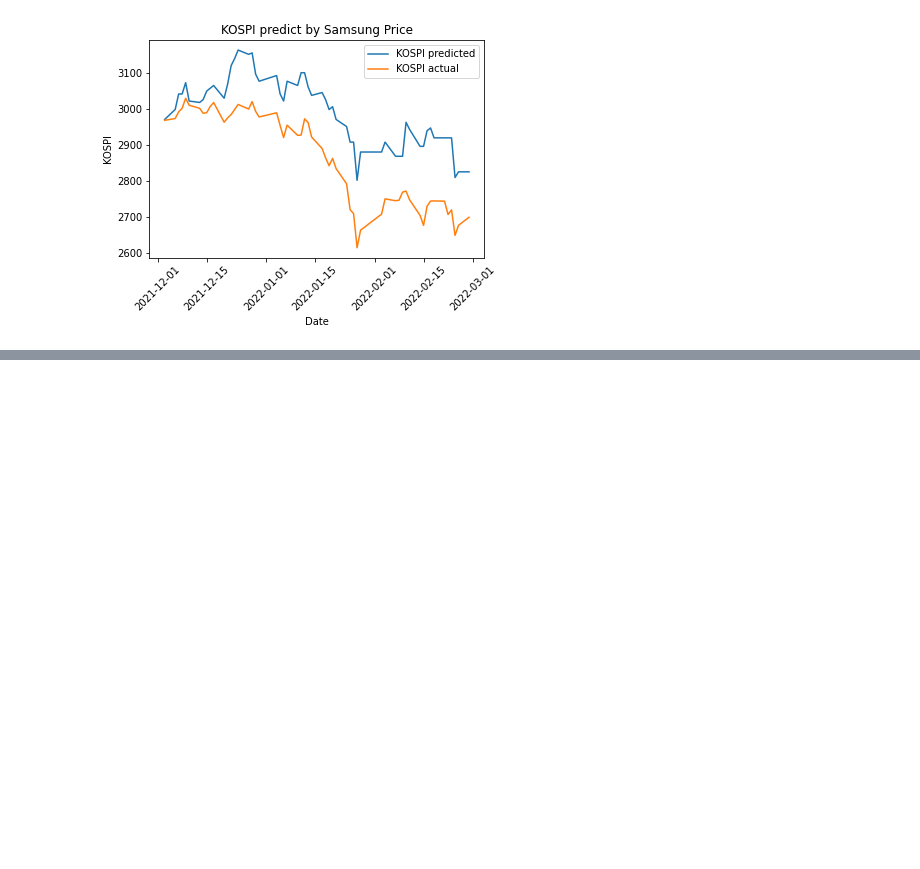
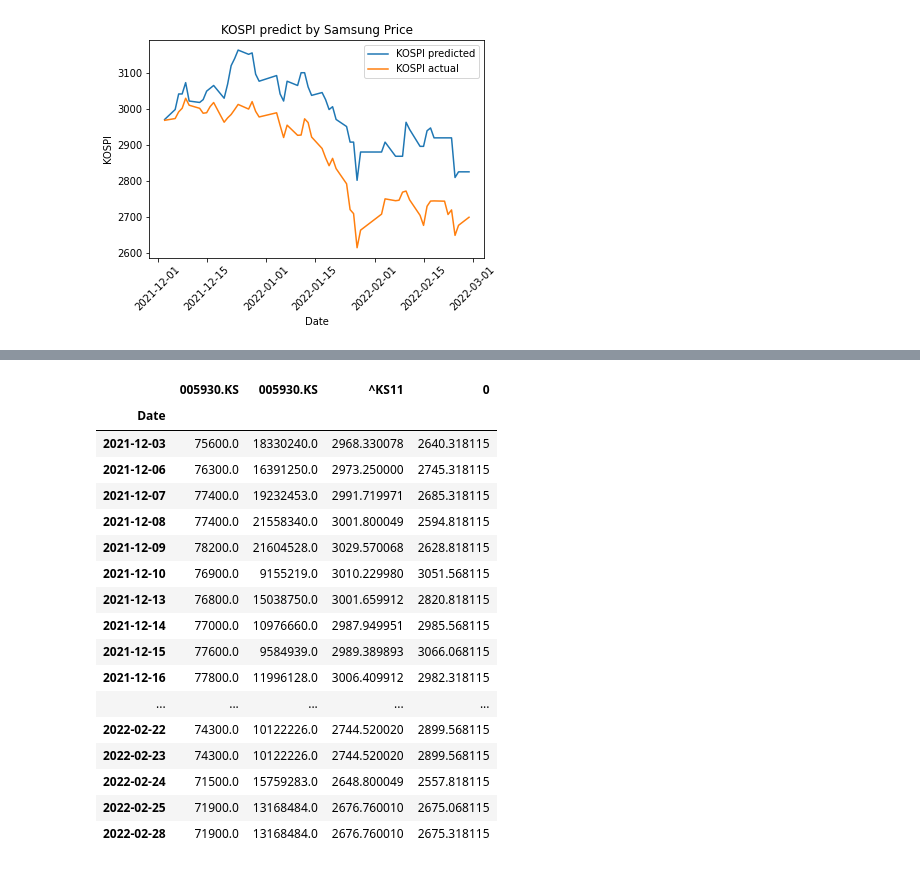
Before and after one commit to freejyb/fin_stats, a Jupyter notebook: tensorflow.ipynb, the cells around one changed output, grey strips where cells are left out. Cells and saved outputs as stored; diff of their text form; code cells hidden in the pictures; blank space fills up the shorter version.

```diff
--- a/tensorflow.ipynb
+++ b/tensorflow.ipynb
@@ -239,0 +453,21 @@ Epoch 100/100
+# %%
+pred
+# %% [output]
+|  | 005930.KS | 005930.KS | ^KS11 | 0 |
+| Date |  |  |  |  |
+| 2021-12-03 | 75600.0 | 18330240.0 | 2968.330078 | 2640.318115 |
+| 2021-12-06 | 76300.0 | 16391250.0 | 2973.250000 | 2745.318115 |
+| 2021-12-07 | 77400.0 | 19232453.0 | 2991.719971 | 2685.318115 |
+| 2021-12-08 | 77400.0 | 21558340.0 | 3001.800049 | 2594.818115 |
+| 2021-12-09 | 78200.0 | 21604528.0 | 3029.570068 | 2628.818115 |
+| 2021-12-10 | 76900.0 | 9155219.0 | 3010.229980 | 3051.568115 |
+| 2021-12-13 | 76800.0 | 15038750.0 | 3001.659912 | 2820.818115 |
+| 2021-12-14 | 77000.0 | 10976660.0 | 2987.949951 | 2985.568115 |
+| 2021-12-15 | 77600.0 | 9584939.0 | 2989.389893 | 3066.068115 |
+| 2021-12-16 | 77800.0 | 11996128.0 | 3006.409912 | 2982.318115 |
+| ... | ... | ... | ... | ... |
+| 2022-02-22 | 74300.0 | 10122226.0 | 2744.520020 | 2899.568115 |
+| 2022-02-23 | 74300.0 | 10122226.0 | 2744.520020 | 2899.568115 |
+| 2022-02-24 | 71500.0 | 15759283.0 | 2648.800049 | 2557.818115 |
+| 2022-02-25 | 71900.0 | 13168484.0 | 2676.760010 | 2675.068115 |
+| 2022-02-28 | 71900.0 | 13168484.0 | 2676.760010 | 2675.318115 |
```
Also changed, not shown: parts of 13 cells of this notebook.
